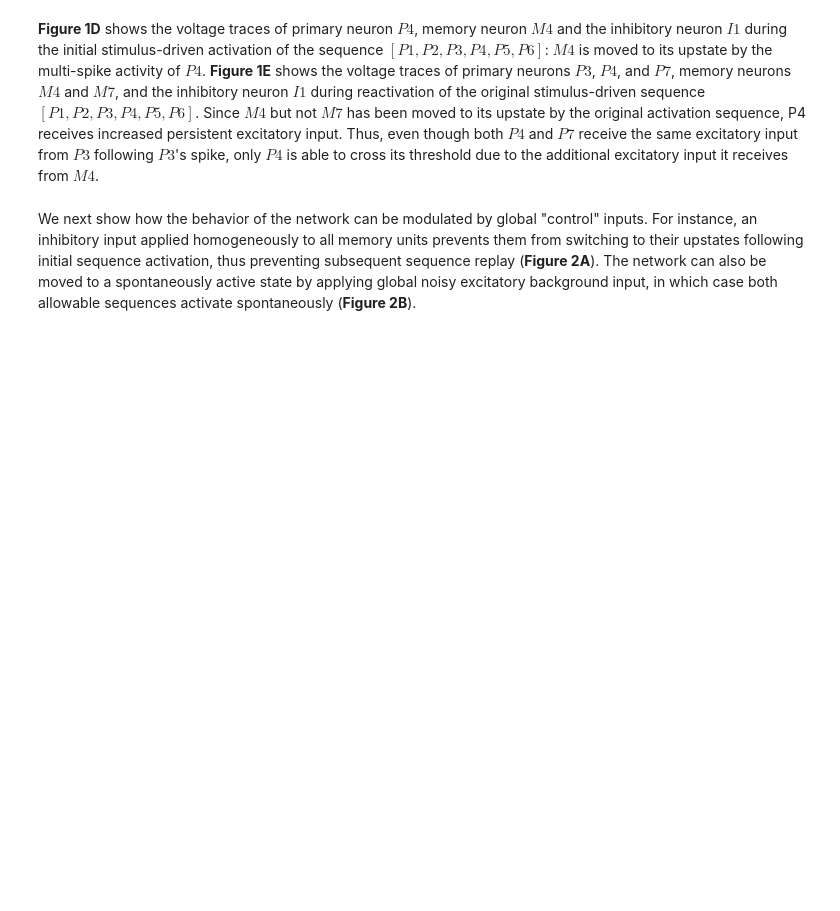
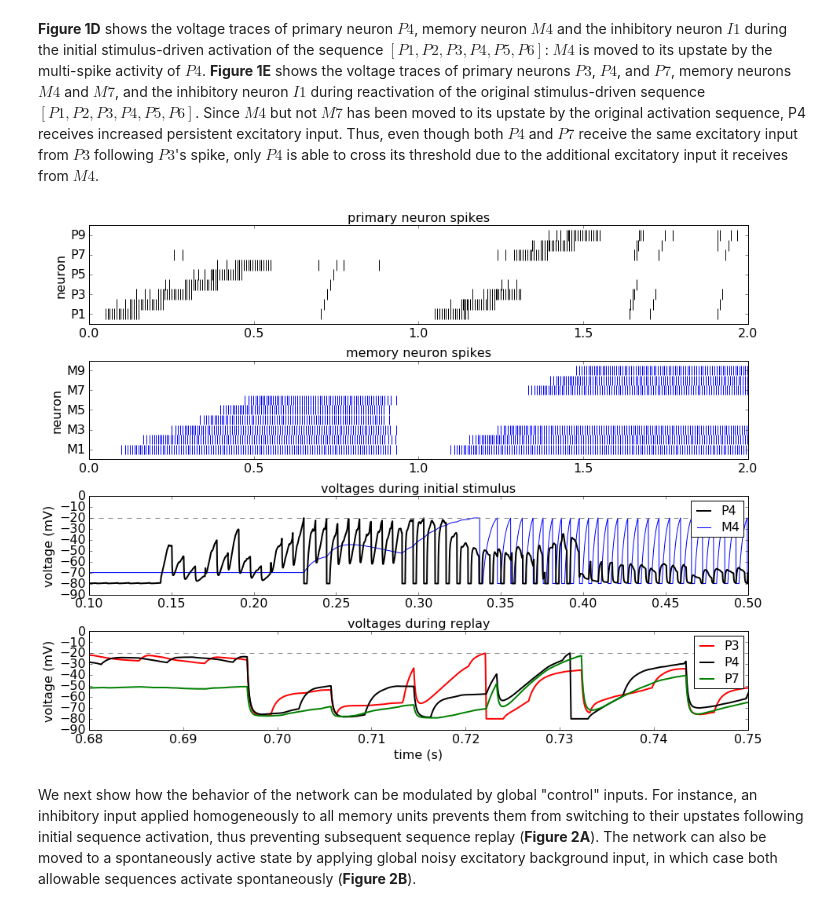
Before and after one commit to rkp8000/nothing_but_reruns, a Jupyter notebook: _paper_draft.ipynb, the cells around one changed output. Saved outputs shown, nothing was run; the diff lists cells and outputs as text; code cells hidden in the pictures; blank space fills up the shorter version.

Commit message:
Add first figure except for connectivity diagram.

```diff
--- a/_paper_draft.ipynb
+++ b/_paper_draft.ipynb
@@ -33,3 +33,88 @@ fig_1(...)
+# %%
+from figures.final_paper import lif_demo_two_branches
+
+fig_1 = lif_demo_two_branches(
+    SEED=0,
+
+    V_REST=-0.07, TAU_M=0.055, V_TH=-0.02, V_RESET=-0.08, REFRAC_PER=0.002,
+
+    TAUS_SYN={'nmda': 0.01, 'ampa': 0.001, 'gaba': 0.001},
+    V_REVS_SYN={'nmda': 0.0, 'ampa': 0.0, 'gaba': -0.08},
+
+    BRANCH_LEN=3,
+
+    W_PP={'nmda': 20, 'ampa': 0, 'gaba': 0},
+    W_PI={'nmda': 0, 'ampa': 0, 'gaba': 200},
+    W_PM={'nmda': 0, 'ampa': 20, 'gaba': 0},
+    W_IP={'nmda': 0, 'ampa': 100, 'gaba': 0},
+    W_II={'nmda': 0, 'ampa': 0, 'gaba': 10},
+    W_MP={'nmda': 2, 'ampa': 0, 'gaba': 0},
+    W_MM={'nmda': 12, 'ampa': 0, 'gaba': 0},
+
+    BKGD_STARTS=[
+        {'nmda': 0, 'ampa': 0, 'gaba': 0}, {'nmda': 0, 'ampa': 0.6, 'gaba': 0.6},
+        {'nmda': 1, 'ampa': 1, 'gaba': 1}, {'nmda': 1, 'ampa': 1.6, 'gaba': 1.6},
+    ],
+    BKGD_ENDS=[
+        {'nmda': 0, 'ampa': 0, 'gaba': 0.6}, {'nmda': 0, 'ampa': 0.9, 'gaba': 0.9},
+        {'nmda': 1, 'ampa': 1, 'gaba': 1.6}, {'nmda': 1, 'ampa': 1.9, 'gaba': 1.9},
+    ],
+    BKGD_FRQS=[
+        {'nmda': 0, 'ampa': 0, 'gaba': 2000}, {'nmda': 0, 'ampa': 2000, 'gaba': 2000},
+        {'nmda': 0, 'ampa': 0, 'gaba': 2000}, {'nmda': 0, 'ampa': 2000, 'gaba': 2000},
+    ],
+    BKGD_STRENS=[
+        {'nmda': 0, 'ampa': 0, 'gaba': 5}, {'nmda': 0, 'ampa': .5, 'gaba': .5},
+        {'nmda': 0, 'ampa': 0, 'gaba': 5}, {'nmda': 0, 'ampa': .5, 'gaba': .5},
+    ],
+
+    DRIVE_ORDERS=[
+        [0, 1, 2, 3, 4, 5], [0, 1, 2, 6, 7, 8]
+    ],
+    DRIVE_STARTS=[
+        {'nmda': 0, 'ampa': 0.05, 'gaba': 0.01}, {'nmda': 1, 'ampa': 1.05, 'gaba': 1.01},
+    ],
+    DRIVE_STRENS=[
+        {'nmda': 0, 'ampa': 500, 'gaba': 0}, {'nmda': 0, 'ampa': 500, 'gaba': 0},
+    ],
+    DRIVE_DURS=[
+        {'nmda': 0, 'ampa': 0.1, 'gaba': 0}, {'nmda': 0, 'ampa': 0.1, 'gaba': 0}
+    ],
+    DRIVE_FRQS=[
+        {'nmda': 0, 'ampa': 150, 'gaba': 0}, {'nmda': 0, 'ampa': 150, 'gaba': 0}
+    ],
+    DRIVE_ITVS=[
+        {'nmda': 0, 'ampa': 0.08, 'gaba': 0}, {'nmda': 0, 'ampa': 0.08, 'gaba': 0}
+    ],
+
+    REPLAY_TRIGGER_TIMES=[
+        {'nmda': .7, 'ampa': 0, 'gaba': 0}, {'nmda': 1.7, 'ampa': 1, 'gaba': 1}
+    ],
+    REPLAY_TRIGGER_STRENS=[
+        {'nmda': 20, 'ampa': 0, 'gaba': 0}, {'nmda': 20, 'ampa': 0, 'gaba': 0}
+    ],
+
+    MEMORY_RESET_STARTS=[{'nmda': 0, 'ampa': 0, 'gaba': 0.9}],
+    MEMORY_RESET_ENDS=[{'nmda': 0, 'ampa': 0, 'gaba': .95}],
+    MEMORY_RESET_STRENS=[{'nmda': 0, 'ampa': 0, 'gaba': 60}],
+    MEMORY_RESET_FRQS=[{'nmda': 0, 'ampa': 0, 'gaba': 50}],
+
+    SIM_DURATION=2., DT=0.0001,
+
+    P_4_M_4_PLOT_LIMITS=(0.1, 0.5),
+    P_3_P_4_P_7_PLOT_LIMITS=(0.68, 0.75),
+
+    FIG_SIZE=(13, 10), FONT_SIZE=16,
+)
+
+# run 1 simulation, with seed set so that we see spontaneous replay within a reasonable time window
+# 1A: connectivity diagram
+# 1B: primary neuron raster plot for 2 replayed sequences, with spontaneous replay arising afterwards
+# 1C: memory neuron raster
+# 1D: voltages of P4, M4 and I1 during initial sequence activation
+# 1E: voltages of P4, P7, M4, M7, and I1 during reactivation
+# %% [output]
+[figure, added]
 # %% [markdown]
 We next show how the behavior of the network can be modulated by global "control" inputs. For instance, an inhibitory input applied homogeneously to all memory units prevents them from switching to their upstates following initial sequence activation, thus preventing subsequent sequence replay (**Figure 2A**). The network can also be moved to a spontaneously active state by applying global noisy excitatory background input, in which case both allowable sequences activate spontaneously (**Figure 2B**).
 # %%
```
Also changed, not shown: parts of 3 cells of this notebook.
